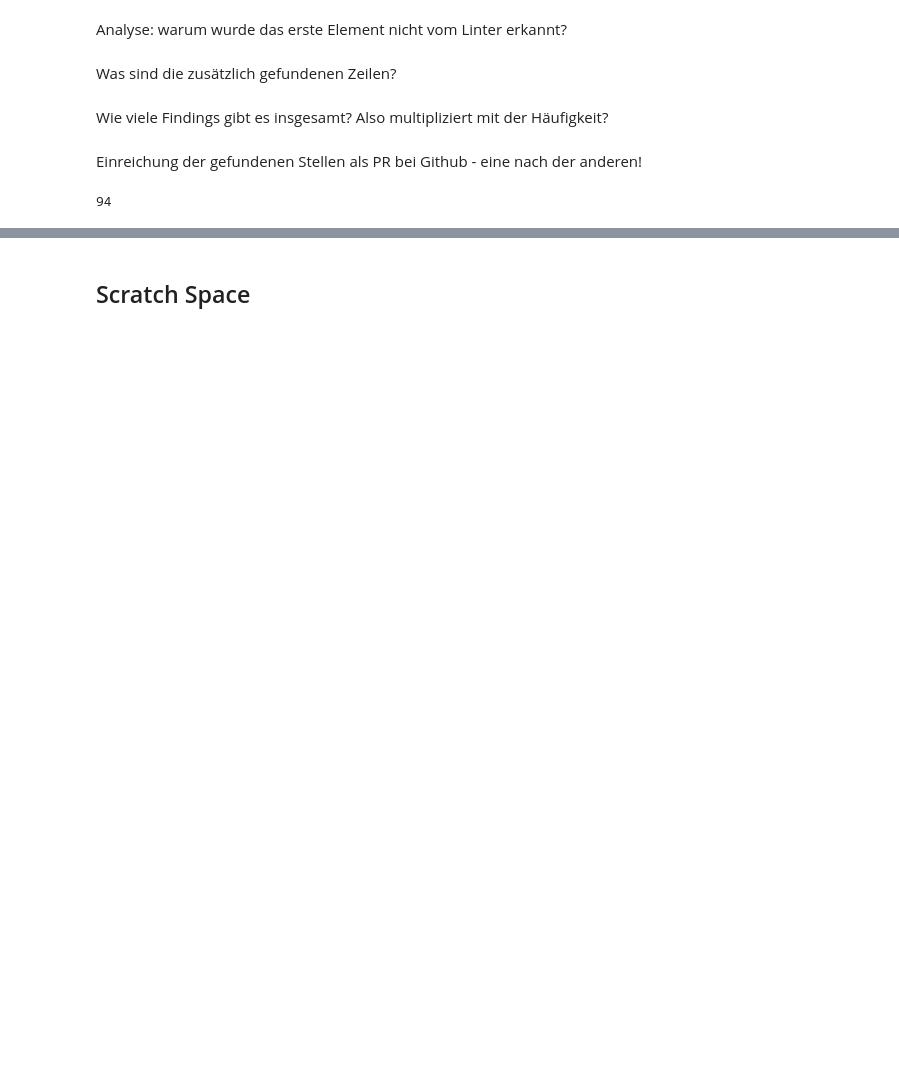
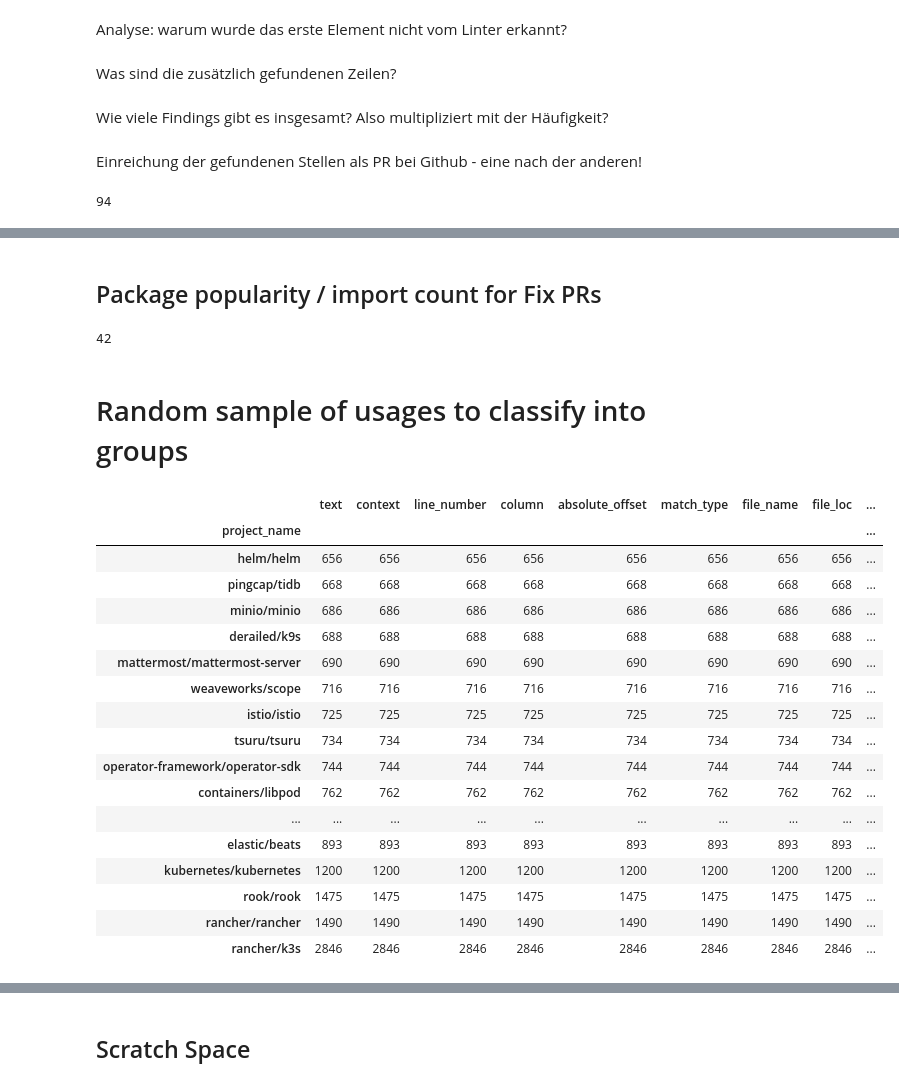
Before and after one commit to jlauinger/master-of-science, a Jupyter notebook: code/data-survey/analysis/data-exploration.ipynb, the cells around one changed output, grey strips where cells are left out. Drawn from its saved outputs; the diff is of its cells as text; code cells hidden in the pictures; blank space fills up the shorter version.

Commit message:
analysis: add selection of sampled usages for classification

```diff
--- a/code/data-survey/analysis/data-exploration.ipynb
+++ b/code/data-survey/analysis/data-exploration.ipynb
@@ -1908,3 +1908,40 @@ reflect_header_linter_df.sort_values(by='module_path')\
 | 43 | go.etcd.io/bbolt | go.etcd.io/bbolt | tx.go | 540.0 | v1.3.4 | etcd-io/etcd |
 | 52 | gopkg.in/redis.v5 | gopkg.in/redis.v5/internal | unsafe.go | 12.0 | v5.2.9 | containous/traefik |
 | 9426 | gorgonia.org/tensor | gorgonia.org/tensor/internal/storage | header.go | 90.0 | v0.9.6 | gorgonia/gorgonia |
+# %% [markdown]
+## Package popularity / import count for Fix PRs
+# %%
+package_df\
+    .where(package_df['import_path'].str.startswith('github.com/mailru/easyjson'))\
+    .dropna()\
+    ['project_name'].nunique()
+# %% [output]
+42
+# %% [markdown]
+# Random sample of usages to classify into groups
+# %%
+grep_df\
+    .where(grep_df['match_type']=='unsafe.Pointer').dropna()\
+    .where(grep_df['module_path']!='std').dropna()\
+    .where(grep_df['module_path']!='golang.org/x/sys').dropna()\
+    .groupby('project_name').count()\
+    .sort_values(by='line_number')[-20:]
+# %% [output]
+|  | text | context | line_number | column | absolute_offset | match_type | file_name | file_loc | ... |
+| project_name |  |  |  |  |  |  |  |  | ... |
+| helm/helm | 656 | 656 | 656 | 656 | 656 | 656 | 656 | 656 | ... |
+| pingcap/tidb | 668 | 668 | 668 | 668 | 668 | 668 | 668 | 668 | ... |
+| minio/minio | 686 | 686 | 686 | 686 | 686 | 686 | 686 | 686 | ... |
+| derailed/k9s | 688 | 688 | 688 | 688 | 688 | 688 | 688 | 688 | ... |
+| mattermost/mattermost-server | 690 | 690 | 690 | 690 | 690 | 690 | 690 | 690 | ... |
+| weaveworks/scope | 716 | 716 | 716 | 716 | 716 | 716 | 716 | 716 | ... |
+| istio/istio | 725 | 725 | 725 | 725 | 725 | 725 | 725 | 725 | ... |
+| tsuru/tsuru | 734 | 734 | 734 | 734 | 734 | 734 | 734 | 734 | ... |
+| operator-framework/operator-sdk | 744 | 744 | 744 | 744 | 744 | 744 | 744 | 744 | ... |
+| containers/libpod | 762 | 762 | 762 | 762 | 762 | 762 | 762 | 762 | ... |
+| ... | ... | ... | ... | ... | ... | ... | ... | ... | ... |
+| elastic/beats | 893 | 893 | 893 | 893 | 893 | 893 | 893 | 893 | ... |
+| kubernetes/kubernetes | 1200 | 1200 | 1200 | 1200 | 1200 | 1200 | 1200 | 1200 | ... |
+| rook/rook | 1475 | 1475 | 1475 | 1475 | 1475 | 1475 | 1475 | 1475 | ... |
+| rancher/rancher | 1490 | 1490 | 1490 | 1490 | 1490 | 1490 | 1490 | 1490 | ... |
+| rancher/k3s | 2846 | 2846 | 2846 | 2846 | 2846 | 2846 | 2846 | 2846 | ... |
```
Also changed, not shown: parts of 10 cells of this notebook.
